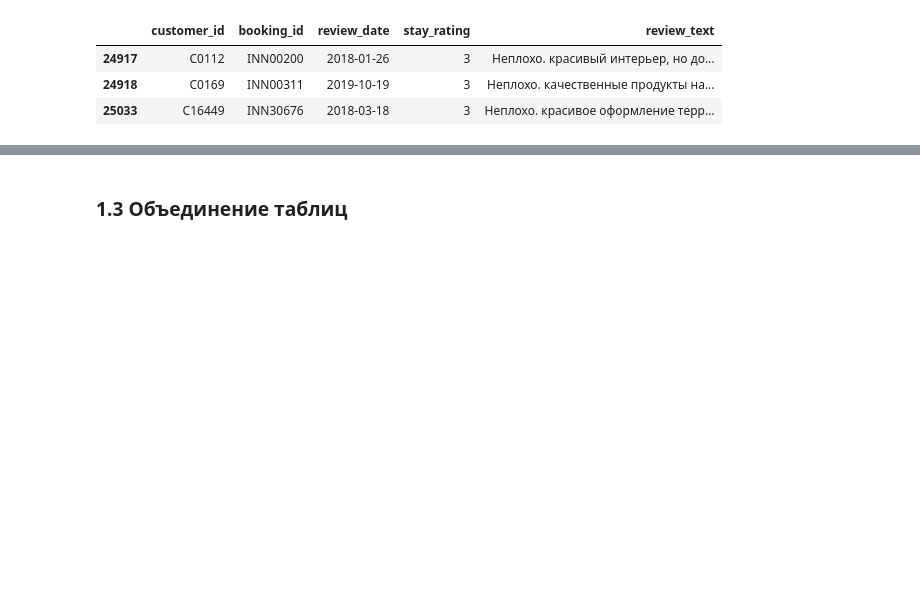
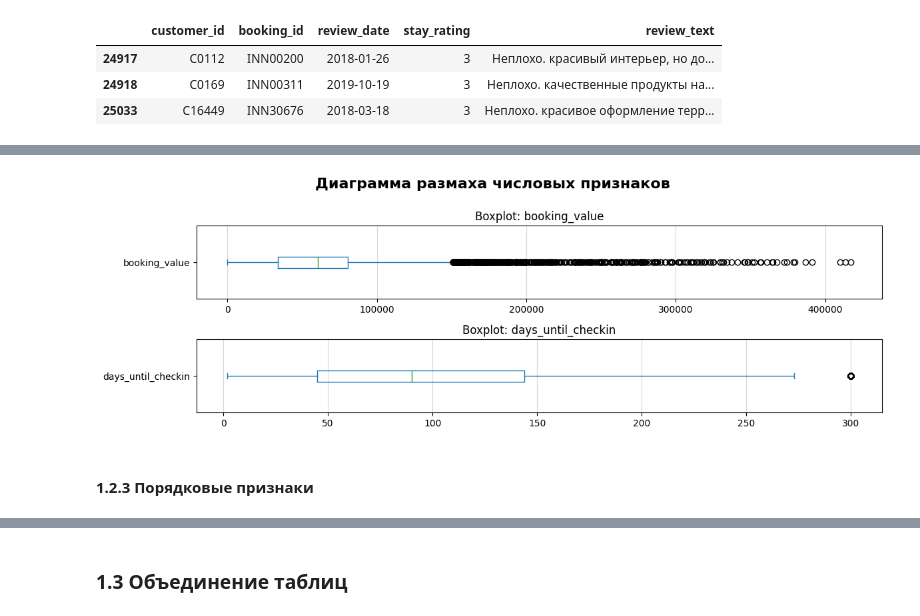
Before and after one commit to TemaQDX/project_module_04_urbanstay, a Jupyter notebook: project_module_04_urbanstay_Artem_Burov.ipynb, the cells around one changed output, grey strips where cells are left out. Saved outputs shown, nothing was run; the diff lists cells and outputs as text; code cells hidden in the pictures; blank space fills up the shorter version.

```diff
--- a/project_module_04_urbanstay_Artem_Burov.ipynb
+++ b/project_module_04_urbanstay_Artem_Burov.ipynb
@@ -731,0 +799,6 @@ df_hotel_reviews_clean[mask].sort_values(by='customer_id')
+# %%
+boxplot_chart(df=df_hotel_bookings, feature_list=numerical_features_hb, diagram_name='Диаграмма размаха числовых признаков')
+# %% [output]
+[figure, added]
+# %% [markdown]
+#### 1.2.3 Порядковые признаки
```
Also changed, not shown: parts of 23 cells of this notebook.
